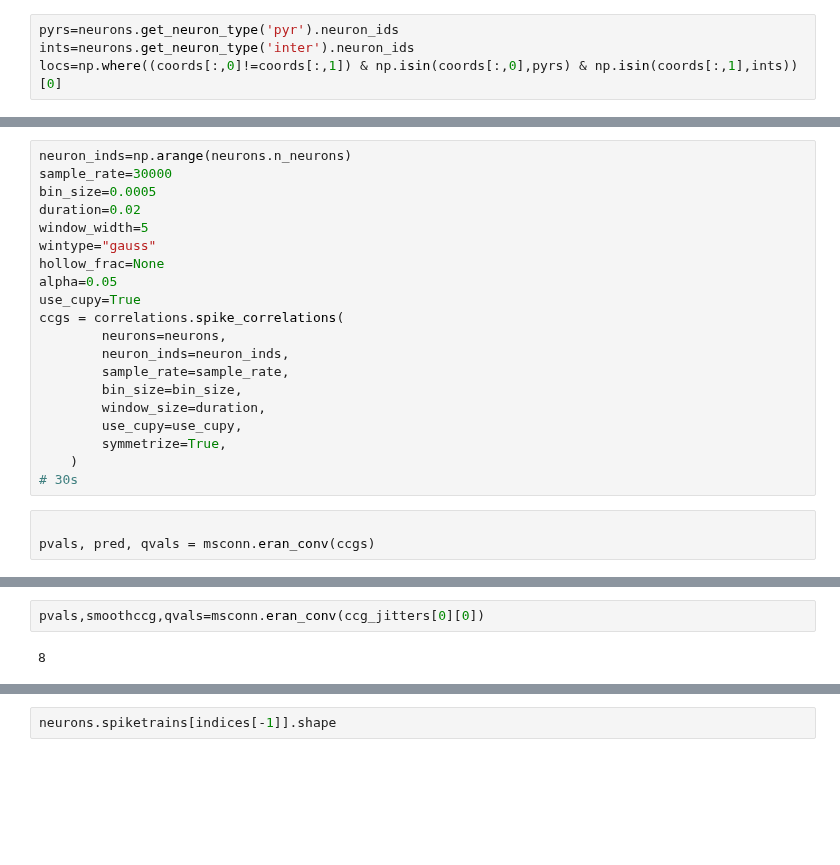
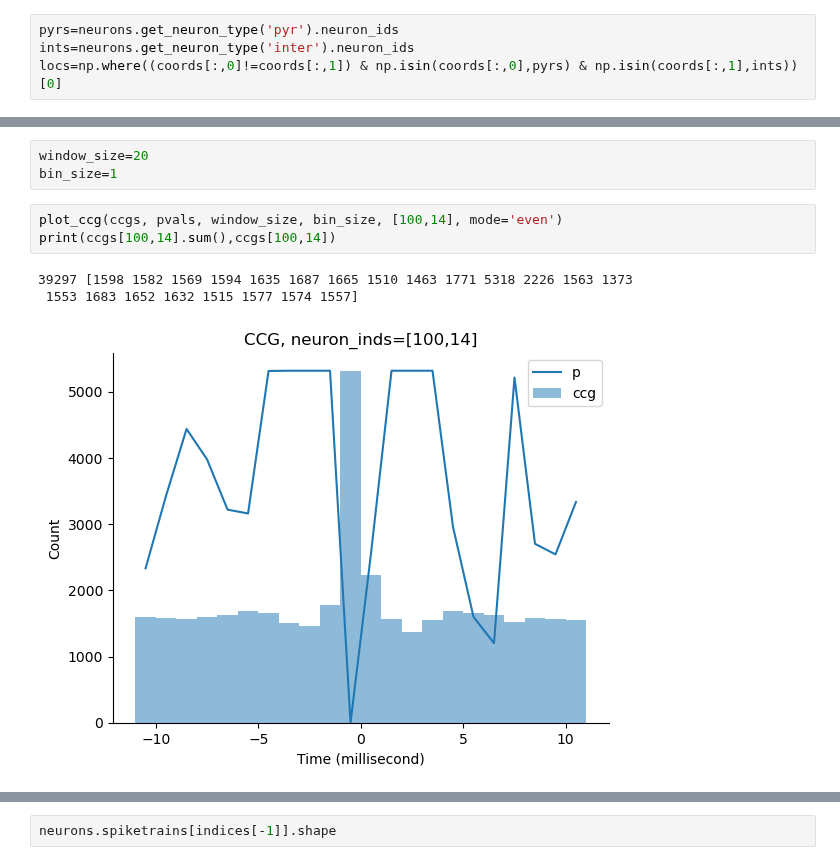
Before and after one commit to selina-lii/NeuroPy, a Jupyter notebook: notebooks/data_explore_seiln.ipynb, the cells around one changed output, grey strips where cells are left out. Saved outputs shown, nothing was run; the diff lists cells and outputs as text; blank space fills up the shorter version.

```diff
--- a/notebooks/data_explore_seiln.ipynb
+++ b/notebooks/data_explore_seiln.ipynb
@@ -575,23 +510,0 @@ window_size=0.02
-# %%
-neuron_inds=np.arange(neurons.n_neurons)
-sample_rate=30000
-bin_size=0.0005
-duration=0.02
-window_width=5
-wintype="gauss"
-hollow_frac=None
-alpha=0.05
-use_cupy=True
-ccgs = correlations.spike_correlations(
-        neurons=neurons,
-        neuron_inds=neuron_inds,
-        sample_rate=sample_rate,
-        bin_size=bin_size,
-        window_size=duration,
-        use_cupy=use_cupy,
-        symmetrize=True,
-    )
-# 30s
-# %%
-
-pvals, pred, qvals = msconn.eran_conv(ccgs)
@@ -627,4 +511,10 @@ array([  0,   1,   4,   5,   6,   7,   9,  11,  12,  13,  14,  15,  16,
-# %%
-pvals,smoothccg,qvals=msconn.eran_conv(ccg_jitters[0][0])
-# %% [output]
-8
+# %%
+window_size=20
+bin_size=1
+# %%
+plot_ccg(ccgs, pvals, window_size, bin_size, [100,14], mode='even')
+print(ccgs[100,14].sum(),ccgs[100,14])
+# %% [output]
+39297 [1598 1582 1569 1594 1635 1687 1665 1510 1463 1771 5318 2226 1563 1373
+ 1553 1683 1652 1632 1515 1577 1574 1557]
+[figure, added]
```
Also changed, not shown: parts of 36 cells of this notebook, 2 other files.
